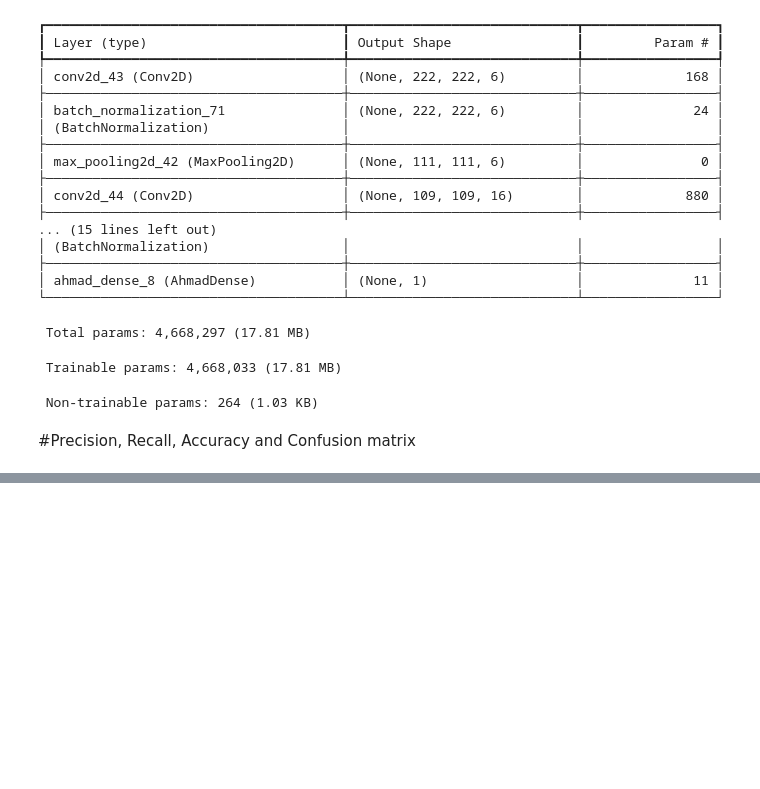
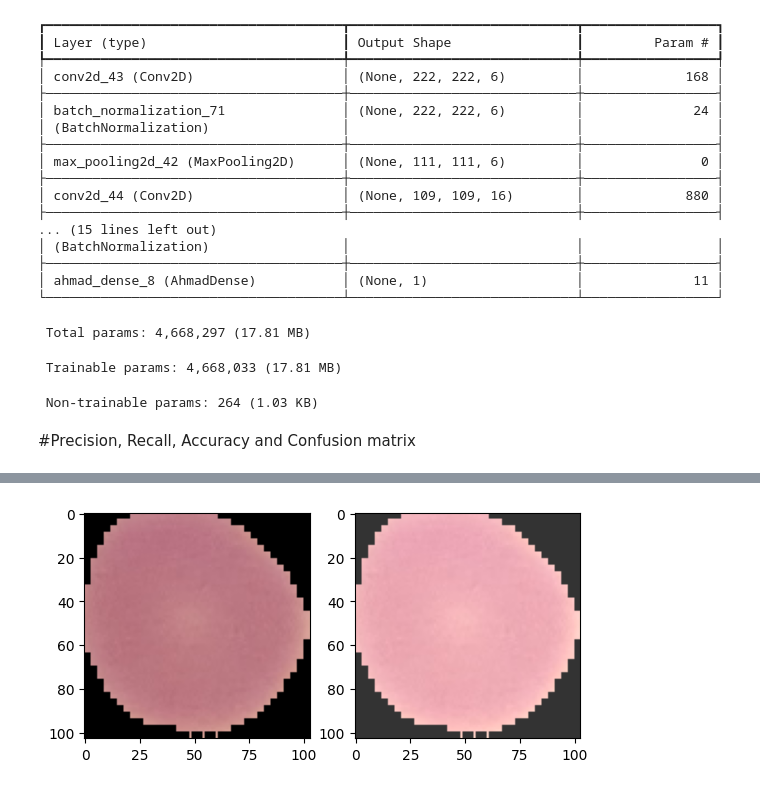
Before and after one commit to ahmadayoubi404/Deep-Learning, a Jupyter notebook: 5_Malaria_Diagnosis.ipynb, the cells around one changed output, grey strips where cells are left out. Cells and saved outputs as stored; diff of their text form; code cells hidden in the pictures; blank space fills up the shorter version.

```diff
--- a/5_Malaria_Diagnosis.ipynb
+++ b/5_Malaria_Diagnosis.ipynb
@@ -687,0 +777,5 @@ plt.show()
+# %%
+augmented_image = tf.image.adjust_brightness(original_image, delta = 0.2)
+visualize(original_image, augmented_image)
+# %% [output]
+[figure, added]
```
Also changed, not shown: parts of 22 cells of this notebook.
